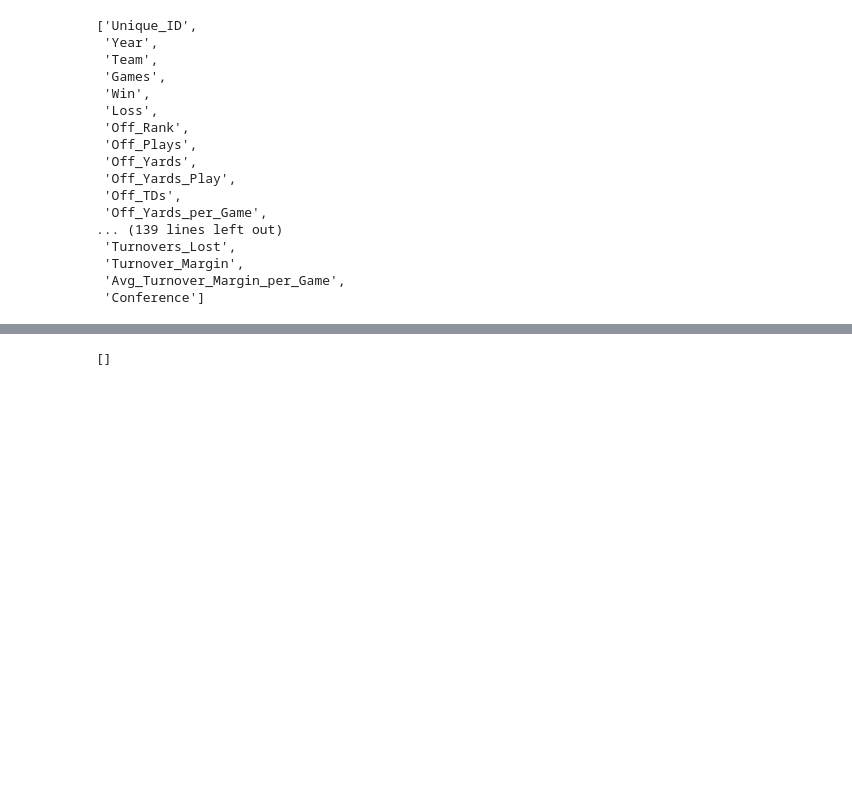
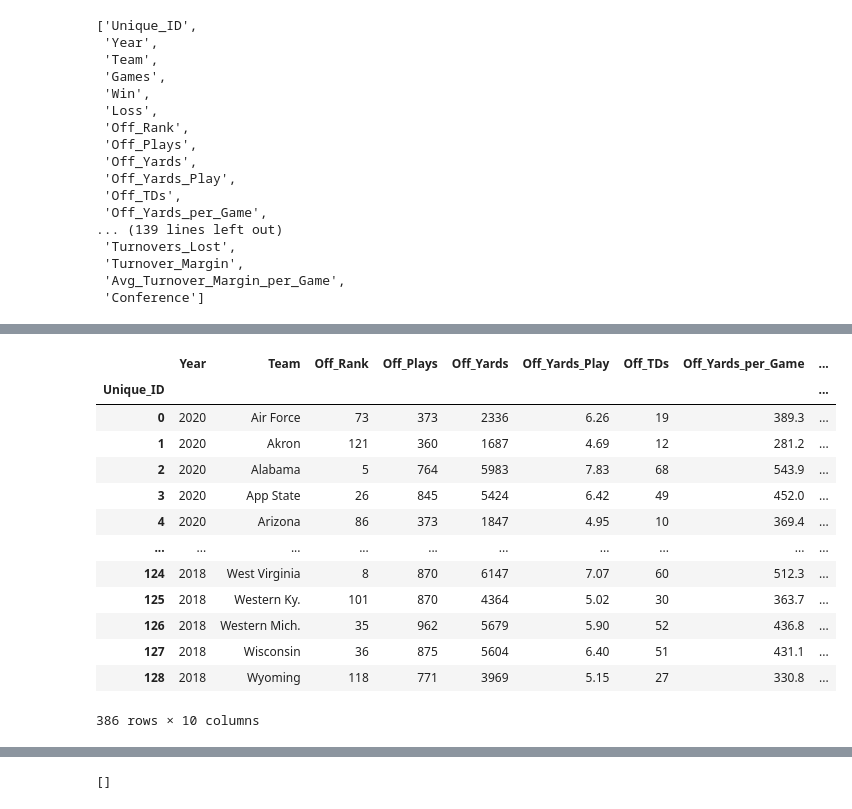
Before and after one commit to jacobhash570/college_football, a Jupyter notebook: data_etl.ipynb, the cells around one changed output, grey strips where cells are left out. Cells and saved outputs as stored; diff of their text form; code cells hidden in the pictures; blank space fills up the shorter version.

Commit message:
Years added.

```diff
--- a/data_etl.ipynb
+++ b/data_etl.ipynb
@@ -727,0 +252,27 @@ turnovers
+# %%
+offense = final_df[['Year','Team','Unique_ID',
+ 'Off_Rank',
+ 'Off_Plays',
+ 'Off_Yards',
+ 'Off_Yards_Play',
+ 'Off_TDs',
+ 'Off_Yards_per_Game',
+ 'Scoring_Off_Rank',
+ 'Points_Per_Game']]
+offense.set_index("Unique_ID", inplace=True)
+offense
+# %% [output]
+|  | Year | Team | Off_Rank | Off_Plays | Off_Yards | Off_Yards_Play | Off_TDs | Off_Yards_per_Game | ... |
+| Unique_ID |  |  |  |  |  |  |  |  | ... |
+| 0 | 2020 | Air Force | 73 | 373 | 2336 | 6.26 | 19 | 389.3 | ... |
+| 1 | 2020 | Akron | 121 | 360 | 1687 | 4.69 | 12 | 281.2 | ... |
+| 2 | 2020 | Alabama | 5 | 764 | 5983 | 7.83 | 68 | 543.9 | ... |
+| 3 | 2020 | App State | 26 | 845 | 5424 | 6.42 | 49 | 452.0 | ... |
+| 4 | 2020 | Arizona | 86 | 373 | 1847 | 4.95 | 10 | 369.4 | ... |
+| ... | ... | ... | ... | ... | ... | ... | ... | ... | ... |
+| 124 | 2018 | West Virginia | 8 | 870 | 6147 | 7.07 | 60 | 512.3 | ... |
+| 125 | 2018 | Western Ky. | 101 | 870 | 4364 | 5.02 | 30 | 363.7 | ... |
+| 126 | 2018 | Western Mich. | 35 | 962 | 5679 | 5.90 | 52 | 436.8 | ... |
+| 127 | 2018 | Wisconsin | 36 | 875 | 5604 | 6.40 | 51 | 431.1 | ... |
+| 128 | 2018 | Wyoming | 118 | 771 | 3969 | 5.15 | 27 | 330.8 | ... |
+386 rows × 10 columns
```
Also changed, not shown: parts of 41 cells of this notebook.
